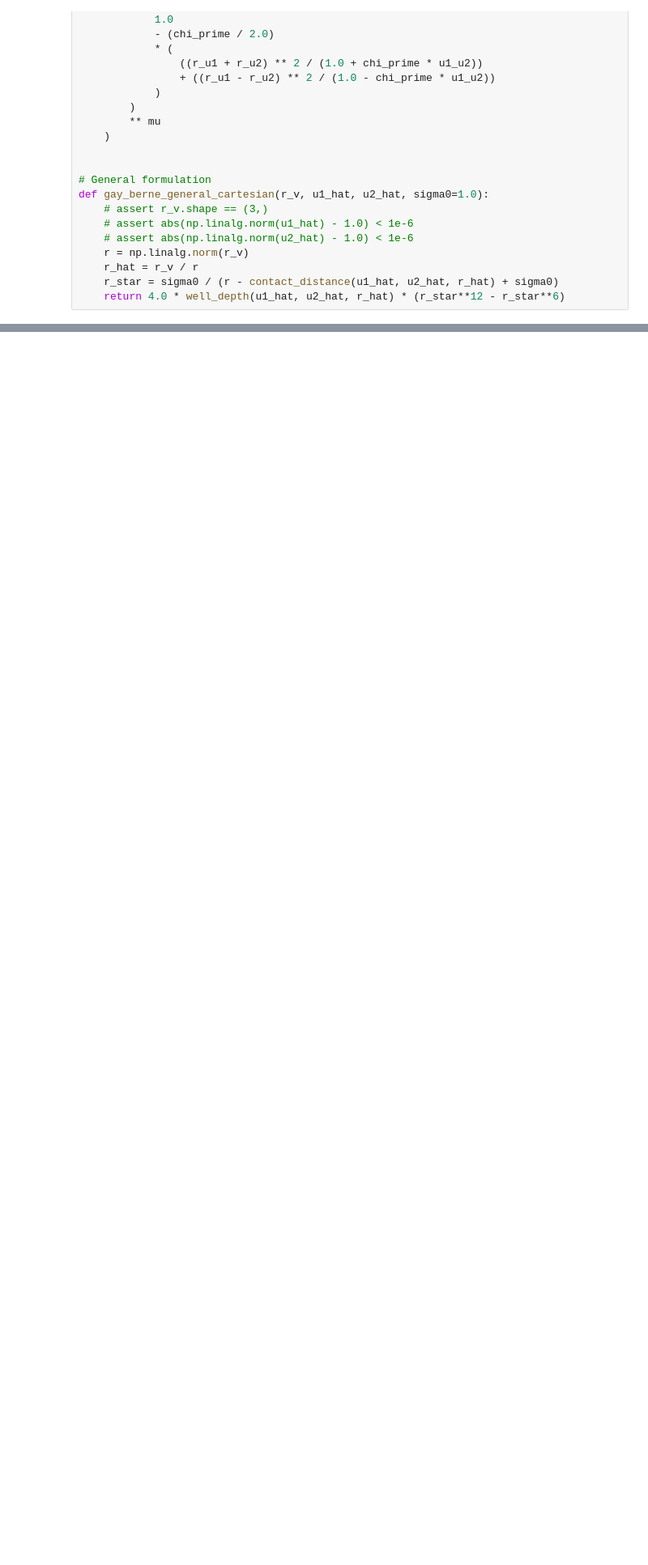
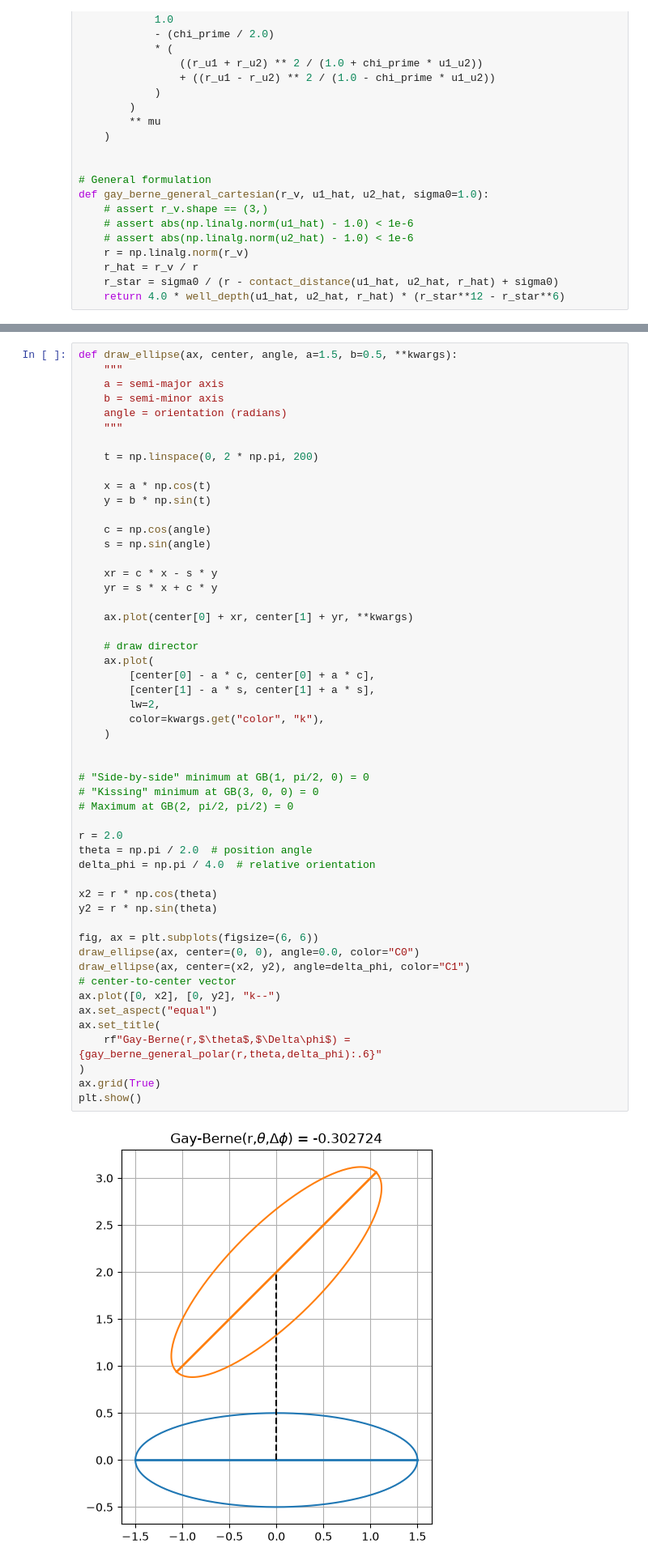
Before and after one commit to Ledmington/Interatomic_Potentials, a Jupyter notebook: main.ipynb, the cells around one changed output, grey strips where cells are left out. Shown at 81% size. Saved outputs shown, nothing was run; the diff lists cells and outputs as text; blank space fills up the shorter version.

Commit message:
Added debug plot for beads orientation

```diff
--- a/main.ipynb
+++ b/main.ipynb
@@ -338,3 +347,57 @@ print(
+# %%
+def draw_ellipse(ax, center, angle, a=1.5, b=0.5, **kwargs):
+    """
+    a = semi-major axis
+    b = semi-minor axis
+    angle = orientation (radians)
+    """
+
+    t = np.linspace(0, 2 * np.pi, 200)
+
+    x = a * np.cos(t)
+    y = b * np.sin(t)
+
+    c = np.cos(angle)
+    s = np.sin(angle)
+
+    xr = c * x - s * y
+    yr = s * x + c * y
+
+    ax.plot(center[0] + xr, center[1] + yr, **kwargs)
+
+    # draw director
+    ax.plot(
+        [center[0] - a * c, center[0] + a * c],
+        [center[1] - a * s, center[1] + a * s],
+        lw=2,
+        color=kwargs.get("color", "k"),
+    )
+
+
+# "Side-by-side" minimum at GB(1, pi/2, 0) = 0
+# "Kissing" minimum at GB(3, 0, 0) = 0
+# Maximum at GB(2, pi/2, pi/2) = 0
+
+r = 2.0
+theta = np.pi / 2.0  # position angle
+delta_phi = np.pi / 4.0  # relative orientation
+
+x2 = r * np.cos(theta)
+y2 = r * np.sin(theta)
+
+fig, ax = plt.subplots(figsize=(6, 6))
+draw_ellipse(ax, center=(0, 0), angle=0.0, color="C0")
+draw_ellipse(ax, center=(x2, y2), angle=delta_phi, color="C1")
+# center-to-center vector
+ax.plot([0, x2], [0, y2], "k--")
+ax.set_aspect("equal")
+ax.set_title(
+    rf"Gay-Berne(r,$\theta$,$\Delta\phi$) = {gay_berne_general_polar(r,theta,delta_phi):.6}"
+)
+ax.grid(True)
+plt.show()
+# %% [output]
+[figure, added]
 # %%
 if False:
     r_ticks = 1000
```
Also changed, not shown: parts of 3 cells of this notebook, 1 other file.
